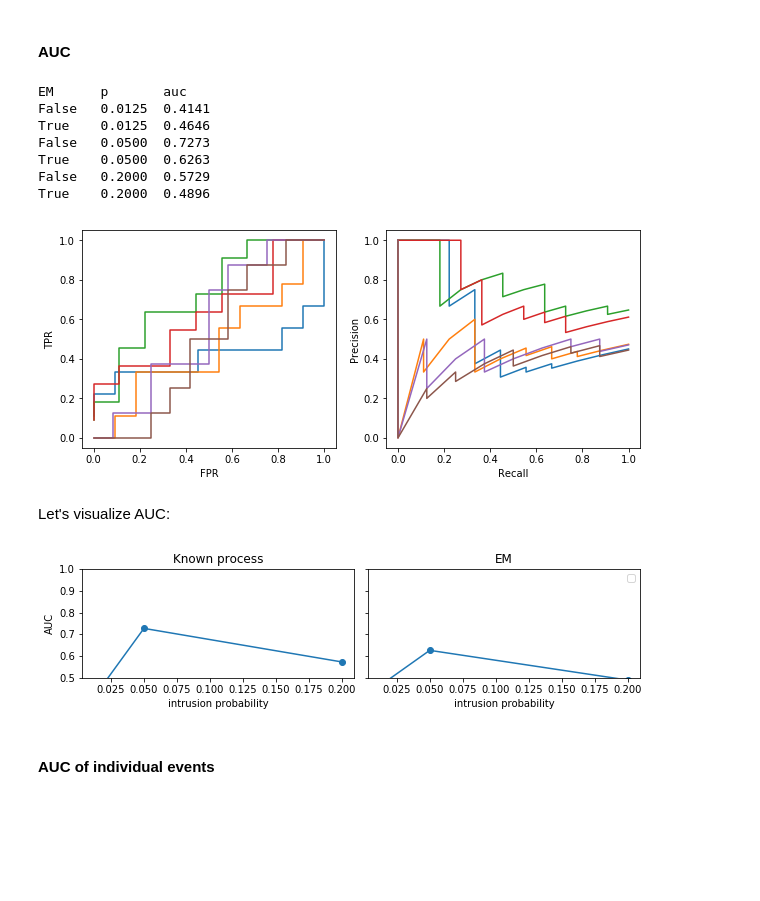
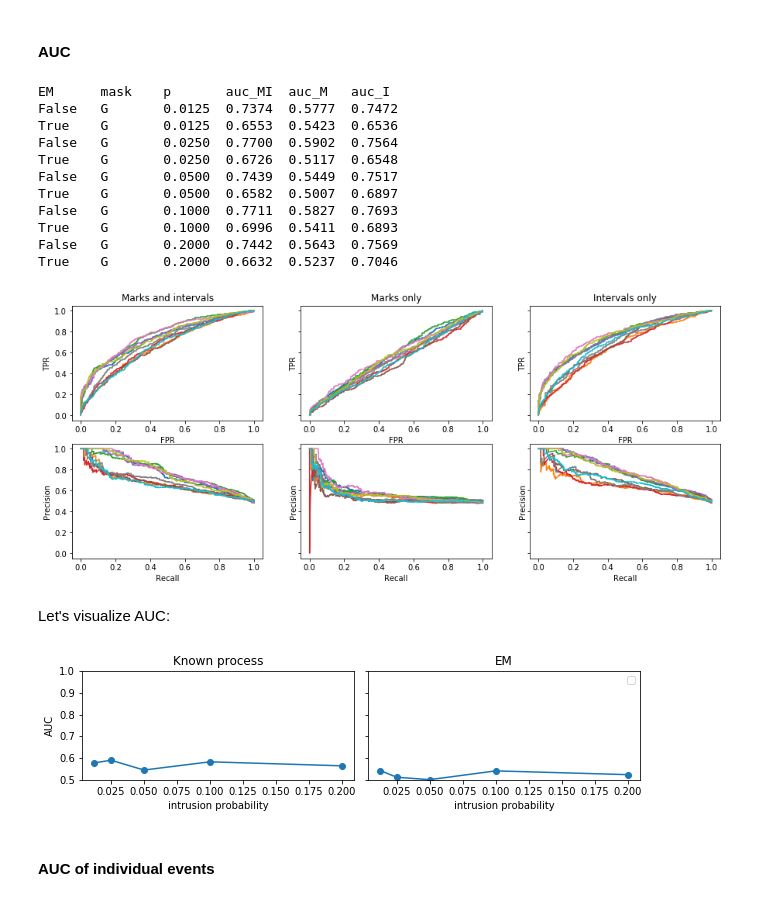
Before and after one commit to dtolpin/irp-case-studies, a Jupyter notebook: notebooks/experiments.ipynb, the cells around one changed output. Saved outputs shown, nothing was run; the diff lists cells and outputs as text; code cells hidden in the pictures; blank space fills up the shorter version.

```diff
--- a/notebooks/experiments.ipynb
+++ b/notebooks/experiments.ipynb
@@ -128,7 +128,7 @@ OK
 
 We can generate a data set using the generative model now. The data consists of tensors `T`, `S`, and `Z` containing intervals, samples and labels for the samples, correspondingly. We generate datasets for `p = 0.5` and `p = 0.995` of intrusion per trace. Both datasets are balanced.
 # %%
-NSAMPLES = 1000
+NSAMPLES = 10000
 FA = 4.
 FSCALE = 1.
 GSCALE = 1.
@@ -349,38 +349,53 @@ We also obtain more fine-grained metrics of detection accuracy.
 # %% [markdown]
 #### AUC
 # %%
-print("EM\tp\tauc")
-pcurves = {False: {}, True: {}}
-f, (sproc, sppr) = plt.subplots(1, 2)
-f.set_figwidth(10)
-sproc.set_xlabel("FPR")
-sproc.set_ylabel("TPR")
-sppr.set_xlabel("Recall")
-sppr.set_ylabel("Precision")
+print("EM\tmask\tp\tauc_MI\tauc_M\tauc_I")
+pcurves = {}
+f, sp = plt.subplots(2, 3, sharey=True)
+f.set_figwidth(15)
+f.set_figheight(6)
+sp[0, 0].set_title("Marks and intervals")
+sp[0, 1].set_title("Marks only")
+sp[0, 2].set_title("Intervals only")
+for j in range(3):
+    sp[0, j].set_xlabel("FPR")
+    sp[0, j].set_ylabel("TPR")
+    sp[1, j].set_xlabel("Recall")
+    sp[1, j].set_ylabel("Precision")
 for ds in DATASETS:
     for EM in [False, True]:
-        fpr, tpr, thresholds = metrics.roc_curve(ds["Z"].sum(axis=1) > 0,
-                                                 ds["P" + str(EM)],
-                                                 pos_label=True)
-        precision, recall, thresholds = metrics.precision_recall_curve(
-                                                 ds["Z"].sum(axis=1) > 0,
-                                                 ds["P" + str(EM)],
-                                                 pos_label=True)
-        sproc.plot(fpr, tpr)
-        sppr.plot(recall, precision)
-        auc = metrics.auc(fpr, tpr)
-        pcurves[EM][ds["p"]] = auc
-        print("{}\t{:.4f}\t{:.4f}"
-              .format(EM, ds["p"], auc))
+        print("{}\t{}\t{:.4f}"
+                  .format(EM, mask, ds["p"]), end="")
+        for j, mask in enumerate(["", "F", "G"]):
+            key = str(EM) + mask
+            fpr, tpr, thresholds = metrics.roc_curve(ds["Z"].sum(axis=1) > 0,
+                                                     ds["P" + key],
+                                                     pos_label=True)
+            precision, recall, thresholds = metrics.precision_recall_curve(
+                                                     ds["Z"].sum(axis=1) > 0,
+                                                     ds["P" + key],
+                                                     pos_label=True)
+            sp[0, j].plot(fpr, tpr)
+            sp[1, j].plot(recall, precision)
+            auc = metrics.auc(fpr, tpr)
+            if key not in pcurves:
+                pcurves[key] = {}
+            pcurves[key][ds["p"]] = auc
+            print("\t{:.4f}".format( auc), end="")
+        print()
 # %% [output]
-EM      p       auc
-False   0.0125  0.4141
-True    0.0125  0.4646
-False   0.0500  0.7273
-True    0.0500  0.6263
-False   0.2000  0.5729
-True    0.2000  0.4896
+EM      mask    p       auc_MI  auc_M   auc_I
+False   G       0.0125  0.7374  0.5777  0.7472
+True    G       0.0125  0.6553  0.5423  0.6536
+False   G       0.0250  0.7700  0.5902  0.7564
+True    G       0.0250  0.6726  0.5117  0.6548
+False   G       0.0500  0.7439  0.5449  0.7517
+True    G       0.0500  0.6582  0.5007  0.6897
+False   G       0.1000  0.7711  0.5827  0.7693
+True    G       0.1000  0.6996  0.5411  0.6893
+False   G       0.2000  0.7442  0.5643  0.7569
+True    G       0.2000  0.6632  0.5237  0.7046
-[figure, old version]
+[figure, new version]
 # %% [markdown]
 Let's visualize AUC:
 # %%
@@ -397,13 +412,13 @@ for sp in [spnoem, spem]:
     sp.set_ylim(0.5, 1)
     sp.axhline(y=0.5, color='black', lw=1, ls='dashed')
 for (em, sp) in [(False, spnoem), (True, spem)]:
-    ys = numpy.array([pcurves[em][p] for p in ps])
+    ys = numpy.array([pcurves[str(em) + "F"][p] for p in ps])
     sp.plot(xs, ys, marker='o')
 handles, labels = spem.get_legend_handles_labels()
 spem.legend(handles, labels)
 f_s_pauc.savefig("../figures/synthetic-auc-per-log.pdf")
 # %% [output]
-[figure, old version]
+[figure, new version]
 # %% [markdown]
 #### AUC of individual events
 # %%
```
Also changed, not shown: 1 other file.
